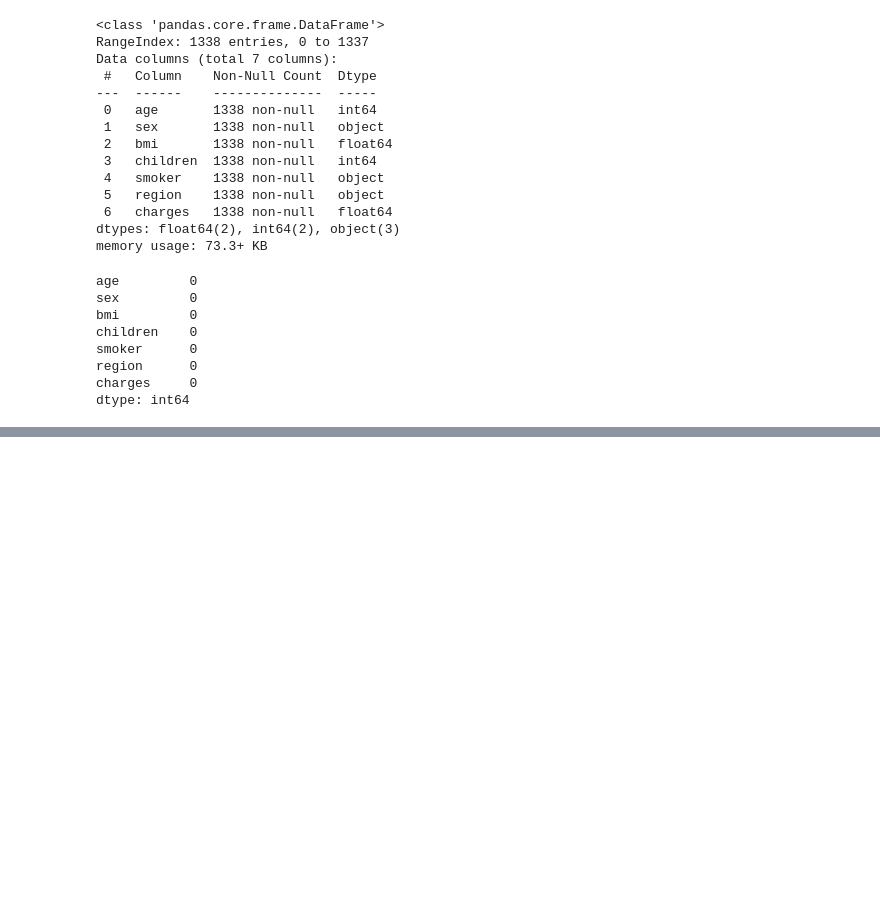
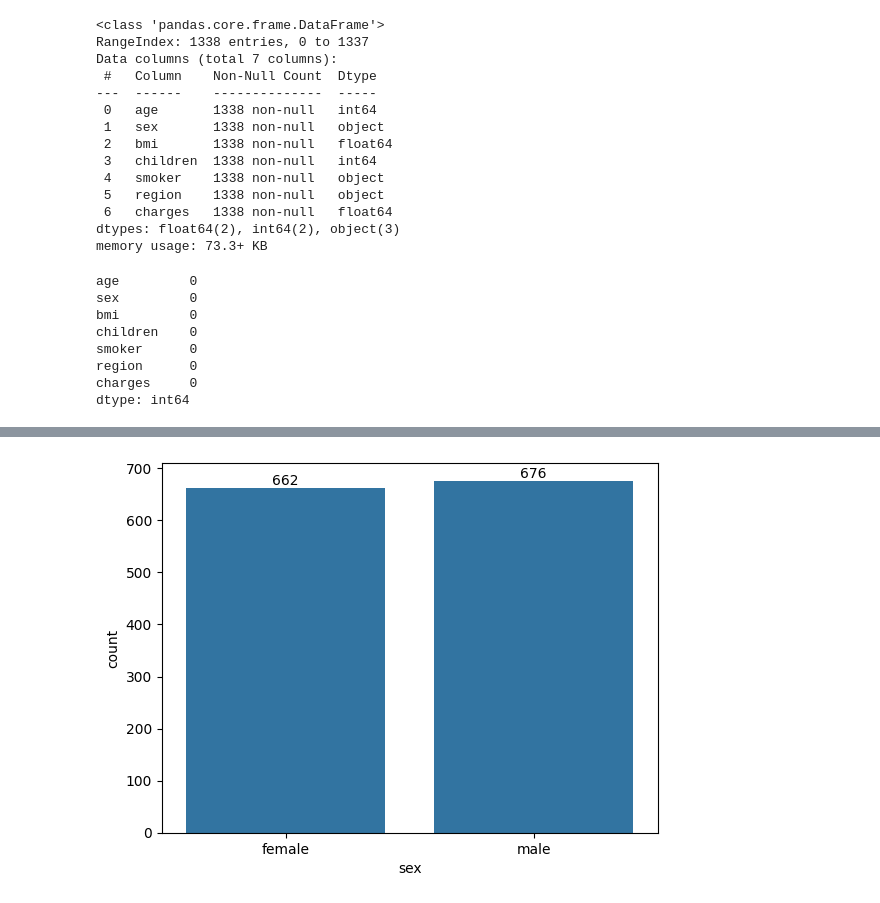
Before and after one commit to shubham-kamlaskar/jenkins_1, a Jupyter notebook: jenkins_1.ipynb, the cells around one changed output, grey strips where cells are left out. Cells and saved outputs as stored; diff of their text form; code cells hidden in the pictures; blank space fills up the shorter version.

```diff
--- a/jenkins_1.ipynb
+++ b/jenkins_1.ipynb
@@ -55,0 +81,8 @@ df.describe().T
+# %%
+
+ax = sns.countplot(x=df['sex'])
+
+for i in ax.containers:
+    ax.bar_label(i)
+# %% [output]
+[figure, added]
```
Also changed, not shown: parts of 13 cells of this notebook.
